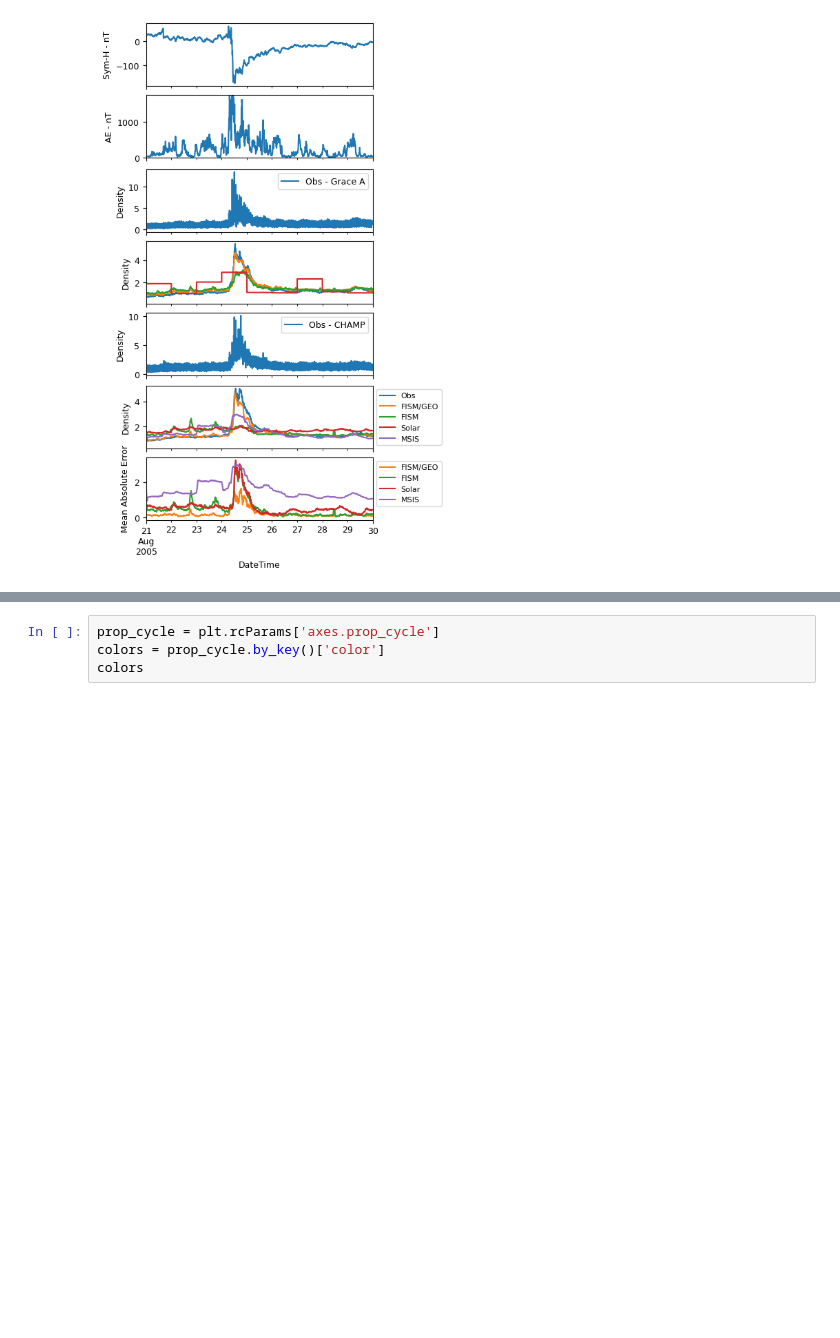
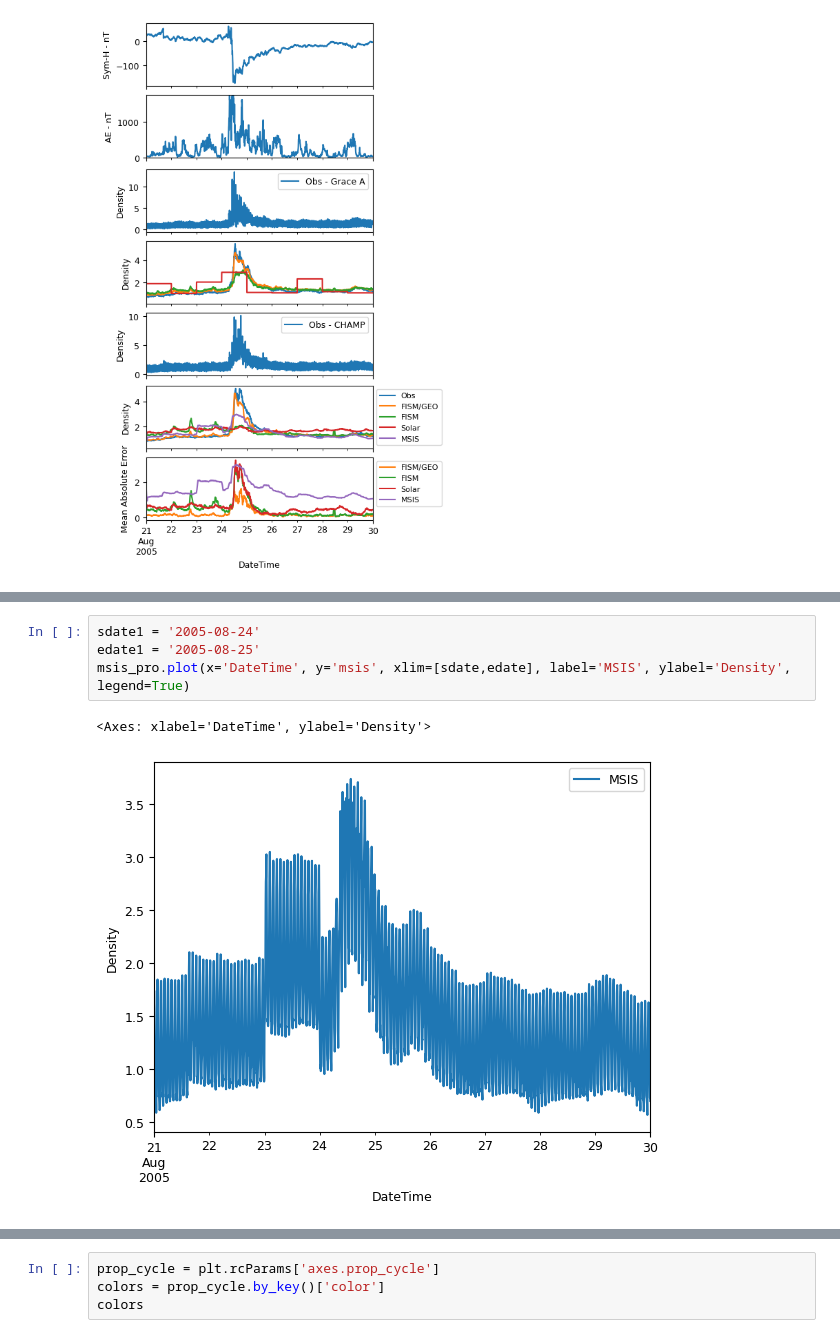
Before and after one commit to kylermurphy/SatDrag, a Jupyter notebook: Notebooks/RF_Events.ipynb, the cells around one changed output, grey strips where cells are left out. Drawn from its saved outputs; the diff is of its cells as text; blank space fills up the shorter version.

```diff
--- a/Notebooks/RF_Events.ipynb
+++ b/Notebooks/RF_Events.ipynb
@@ -346 +355,8 @@ msis_pro.plot(x='DateTime', y='resid', xlim=[sdate,edate], label='MSIS', ylabel=
+# %%
+sdate1 = '2005-08-24'
+edate1 = '2005-08-25'
+msis_pro.plot(x='DateTime', y='msis', xlim=[sdate,edate], label='MSIS', ylabel='Density', legend=True)
+# %% [output]
+<Axes: xlabel='DateTime', ylabel='Density'>
+[figure, added]
 # %%
```
Also changed, not shown: parts of 4 cells of this notebook, 1 other file.
